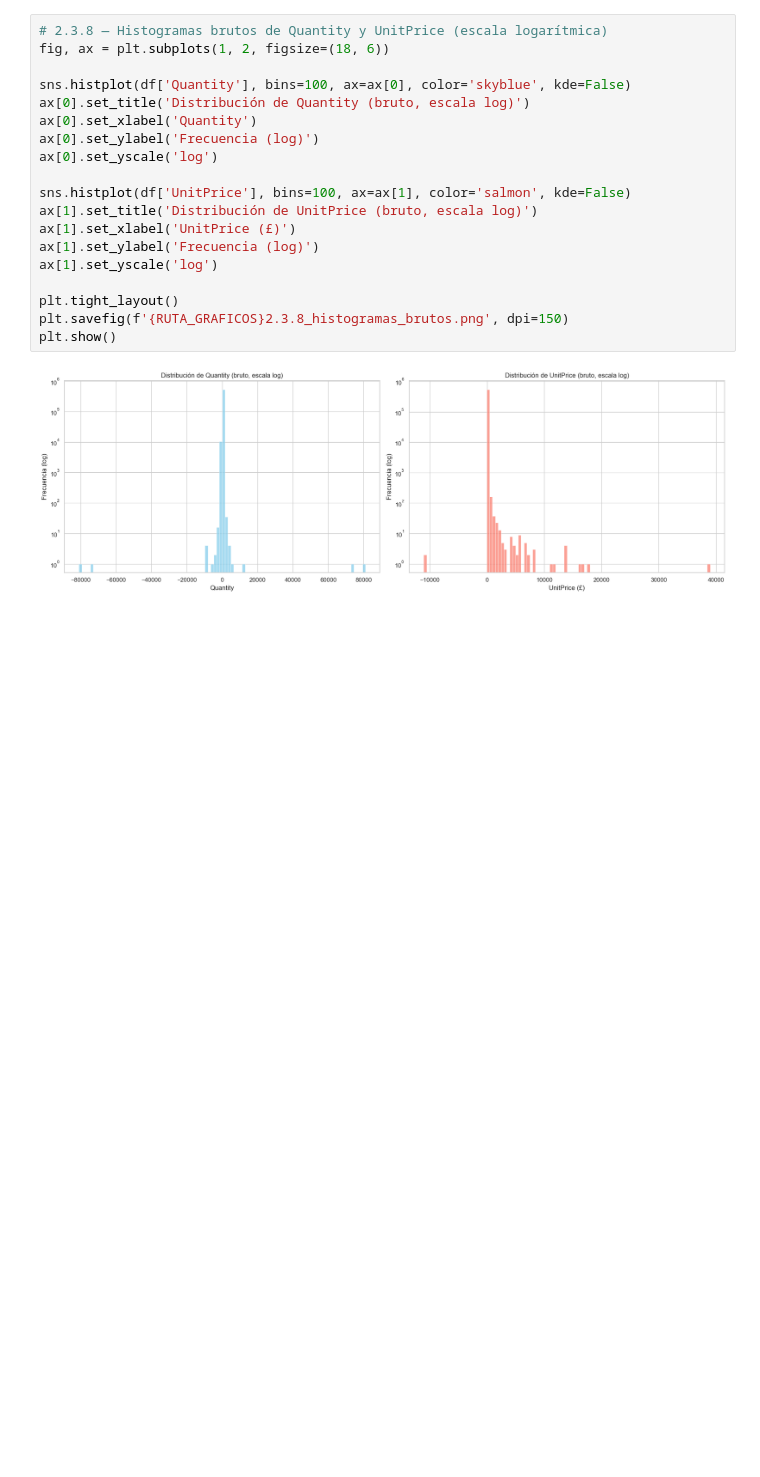
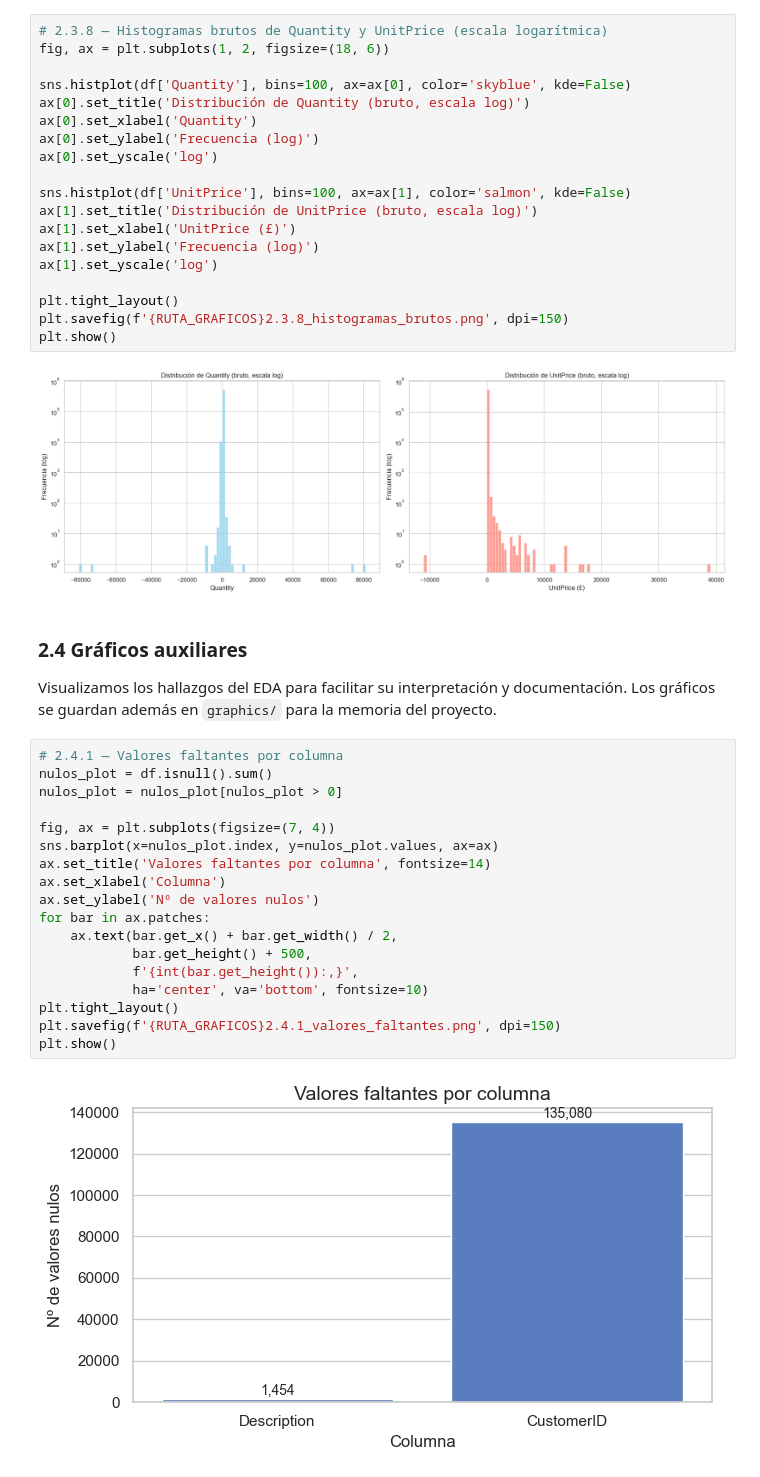
Before and after one commit to ravel01106/proyecto-master-ia-big-data, a Jupyter notebook: notebooks/regression_proyect/analysis/eda_data.ipynb, the cells around one changed output. Saved outputs shown, nothing was run; the diff lists cells and outputs as text; blank space fills up the shorter version.

```diff
--- a/notebooks/regression_proyect/analysis/eda_data.ipynb
+++ b/notebooks/regression_proyect/analysis/eda_data.ipynb
@@ -353,3 +353,26 @@ plt.savefig(f'{RUTA_GRAFICOS}2.3.8_histogramas_brutos.png', dpi=150)
 plt.show()
 # %% [output]
 [figure]
+# %% [markdown]
+### 2.4 Gráficos auxiliares
+Visualizamos los hallazgos del EDA para facilitar su interpretación y documentación. Los gráficos se guardan además en `graphics/` para la memoria del proyecto.
+# %%
+# 2.4.1 — Valores faltantes por columna
+nulos_plot = df.isnull().sum()
+nulos_plot = nulos_plot[nulos_plot > 0]
+
+fig, ax = plt.subplots(figsize=(7, 4))
+sns.barplot(x=nulos_plot.index, y=nulos_plot.values, ax=ax)
+ax.set_title('Valores faltantes por columna', fontsize=14)
+ax.set_xlabel('Columna')
+ax.set_ylabel('Nº de valores nulos')
+for bar in ax.patches:
+    ax.text(bar.get_x() + bar.get_width() / 2,
+            bar.get_height() + 500,
+            f'{int(bar.get_height()):,}',
+            ha='center', va='bottom', fontsize=10)
+plt.tight_layout()
+plt.savefig(f'{RUTA_GRAFICOS}2.4.1_valores_faltantes.png', dpi=150)
+plt.show()
+# %% [output]
+[figure, added]
```
Also changed, not shown: parts of 19 cells of this notebook, 11 other files.
